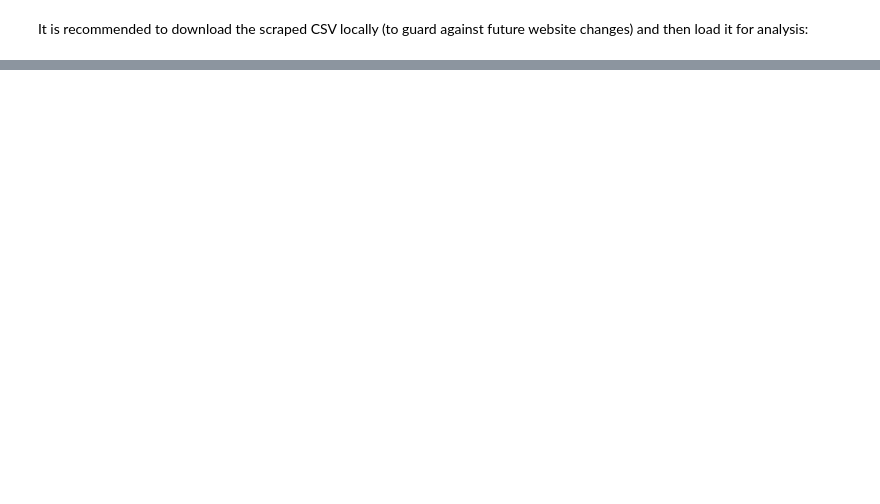
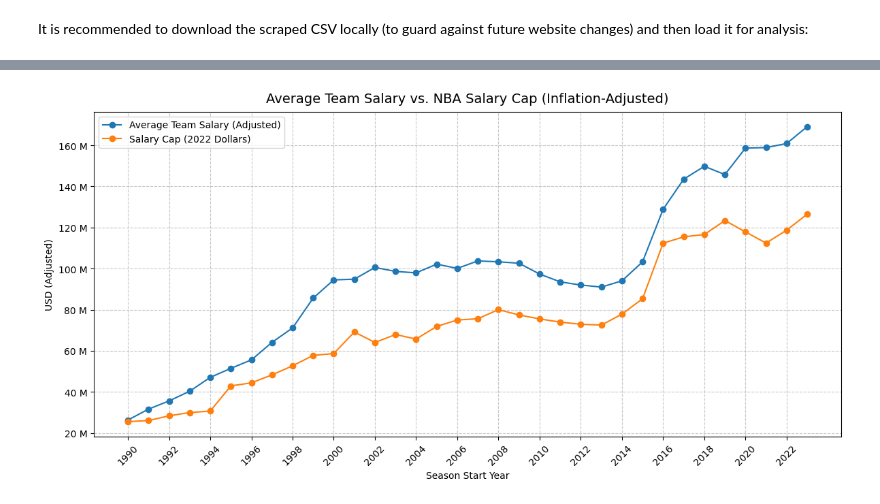
Before and after one commit to 5v3nn/uzh-esc403-data-science-project-nba, a Jupyter notebook: financial_influence.ipynb, the cells around one changed output, grey strips where cells are left out. Saved outputs shown, nothing was run; the diff lists cells and outputs as text; code cells hidden in the pictures; blank space fills up the shorter version.

```diff
--- a/financial_influence.ipynb
+++ b/financial_influence.ipynb
@@ -289,0 +296,61 @@ I ran a quick spot check and the scraped salaries match what’s on the site. Th
+# %%
+import matplotlib.pyplot as plt
+import matplotlib.ticker as mticker
+
+# Step 1: Prepare team salary data
+team_salaries['SeasonStart'] = team_salaries['Season'].str[:4].astype(int)
+avg_team_salary = (
+    team_salaries
+    .groupby('SeasonStart')['Team Salary Adjusted']
+    .mean()
+    .reset_index()
+)
+
+# Step 2: Merge with salary cap data (on SeasonStart == YearStart)
+salary_cap_history['YearStart'] = salary_cap_history['Season'].str.split('-').str[0].astype(int)
+merged = pd.merge(
+    avg_team_salary,
+    salary_cap_history[['YearStart', '2022 Dollars']],
+    left_on='SeasonStart',
+    right_on='YearStart',
+    how='inner'
+)
+
+# Step 3: Plot both lines
+fig, ax = plt.subplots(figsize=(12, 6))
+
+# Plot average team salary
+ax.plot(
+    merged['SeasonStart'],
+    merged['Team Salary Adjusted'],
+    label='Average Team Salary (Adjusted)',
+    color='tab:blue',
+    marker='o'
+)
+
+# Plot salary cap
+ax.plot(
+    merged['SeasonStart'],
+    merged['2022 Dollars'],
+    label='Salary Cap (2022 Dollars)',
+    color='tab:orange',
+    marker='o'
+)
+
+# Format y-axis in millions
+ax.yaxis.set_major_formatter(mticker.FuncFormatter(lambda x, _: f"{x/1e6:.0f} M"))
+
+# Titles and labels
+ax.set_title('Average Team Salary vs. NBA Salary Cap (Inflation-Adjusted)', fontsize=14, pad=10)
+ax.set_xlabel('Season Start Year')
+ax.set_ylabel('USD (Adjusted)')
+ax.legend()
+ax.grid(True, which='major', linestyle='--', alpha=0.7)
+
+# Ticks and layout
+ax.set_xticks(merged['SeasonStart'][::2])
+ax.tick_params(axis='x', rotation=45)
+plt.tight_layout()
+plt.show()
+# %% [output]
+[figure, added]
```
Also changed, not shown: parts of 22 cells of this notebook.
